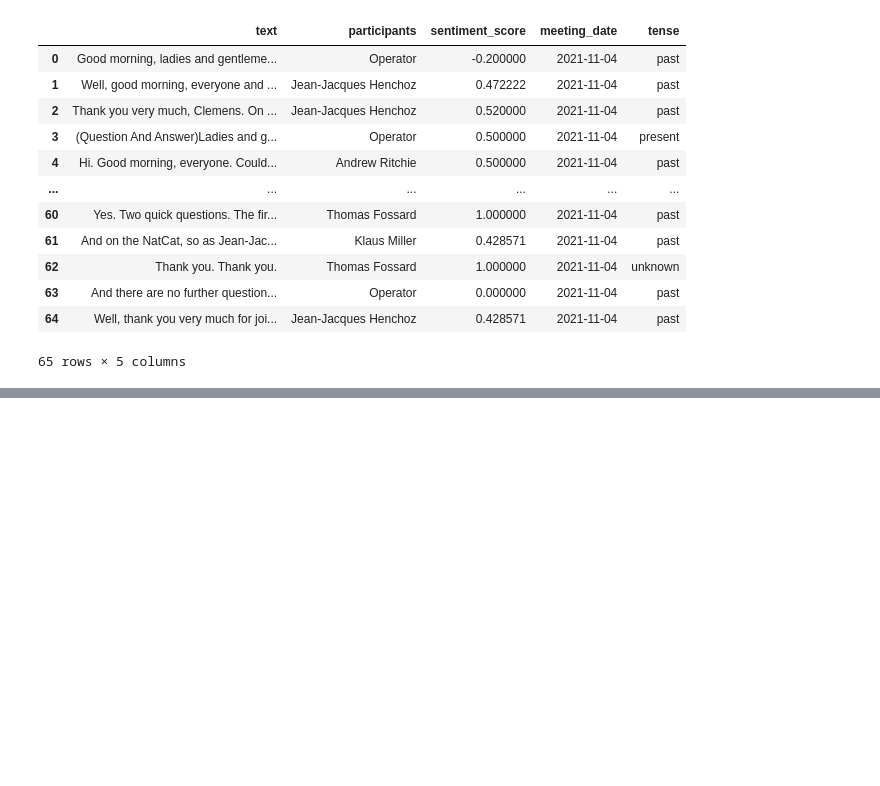
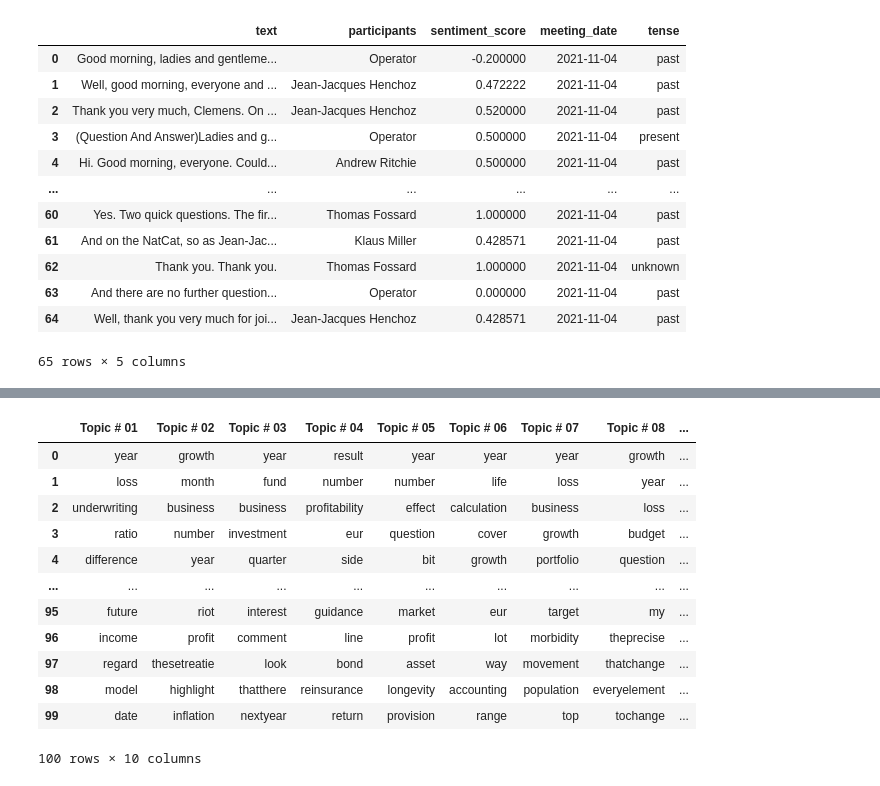
Before and after one commit to BoE-ARP-Bayes-MSc-BA/data_collecting, a Jupyter notebook: Testing.ipynb, the cells around one changed output, grey strips where cells are left out. Drawn from its saved outputs; the diff is of its cells as text; code cells hidden in the pictures; blank space fills up the shorter version.

```diff
--- a/Testing.ipynb
+++ b/Testing.ipynb
@@ -814,0 +956,10 @@ past_sentence_count: 47
+# %%
+with open ("data/trc_results.txt", "w", encoding="utf-8") as f:
+    for i in range(true_k):
+        f.write(f"Cluster {i}")
+        f.write("\n")
+        for ind in order_centroids[i, :10]:
+            f.write (' %s' % terms[ind],)
+            f.write("\n")
+        f.write("\n")
+        f.write("\n")
@@ -814,0 +970,9 @@ past_sentence_count: 47
+# %%
+lda_model = gensim.models.ldamodel.LdaModel(corpus=corpus,
+                                           id2word=id2word,
+                                           num_topics=10,
+                                           random_state=100,
+                                           update_every=1,
+                                           chunksize=100,
+                                           passes=10,
+                                           alpha="auto")
@@ -814,0 +981,8 @@ past_sentence_count: 47
+# %%
+#LDA topic modeling
+def get_lda_topics(model, num_topics):
+    word_dict = {};
+    for i in range(num_topics):
+        words = model.show_topic(i, topn = 100);
+        word_dict['Topic # ' + '{:02d}'.format(i+1)] = [i[0] for i in words];
+    return pd.DataFrame(word_dict);
@@ -814,0 +1034,18 @@ past_sentence_count: 47
+# %%
+topic_df = get_lda_topics(lda_model, 10)
+# %%
+topic_df
+# %% [output]
+|  | Topic # 01 | Topic # 02 | Topic # 03 | Topic # 04 | Topic # 05 | Topic # 06 | Topic # 07 | Topic # 08 | ... |
+| 0 | year | growth | year | result | year | year | year | growth | ... |
+| 1 | loss | month | fund | number | number | life | loss | year | ... |
+| 2 | underwriting | business | business | profitability | effect | calculation | business | loss | ... |
+| 3 | ratio | number | investment | eur | question | cover | growth | budget | ... |
+| 4 | difference | year | quarter | side | bit | growth | portfolio | question | ... |
+| ... | ... | ... | ... | ... | ... | ... | ... | ... | ... |
+| 95 | future | riot | interest | guidance | market | eur | target | my | ... |
+| 96 | income | profit | comment | line | profit | lot | morbidity | theprecise | ... |
+| 97 | regard | thesetreatie | look | bond | asset | way | movement | thatchange | ... |
+| 98 | model | highlight | thatthere | reinsurance | longevity | accounting | population | everyelement | ... |
+| 99 | date | inflation | nextyear | return | provision | range | top | tochange | ... |
+100 rows × 10 columns
```
Also changed, not shown: parts of 31 cells of this notebook.
